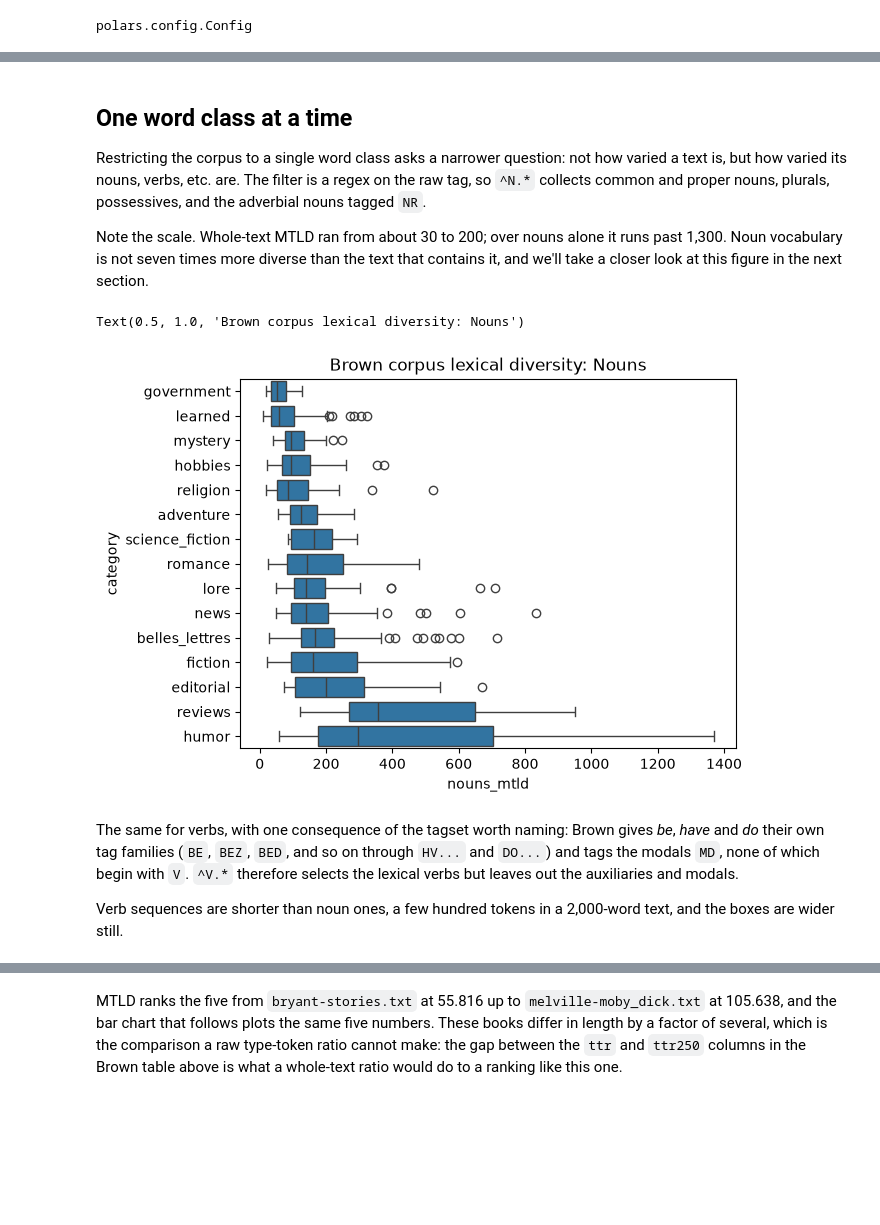
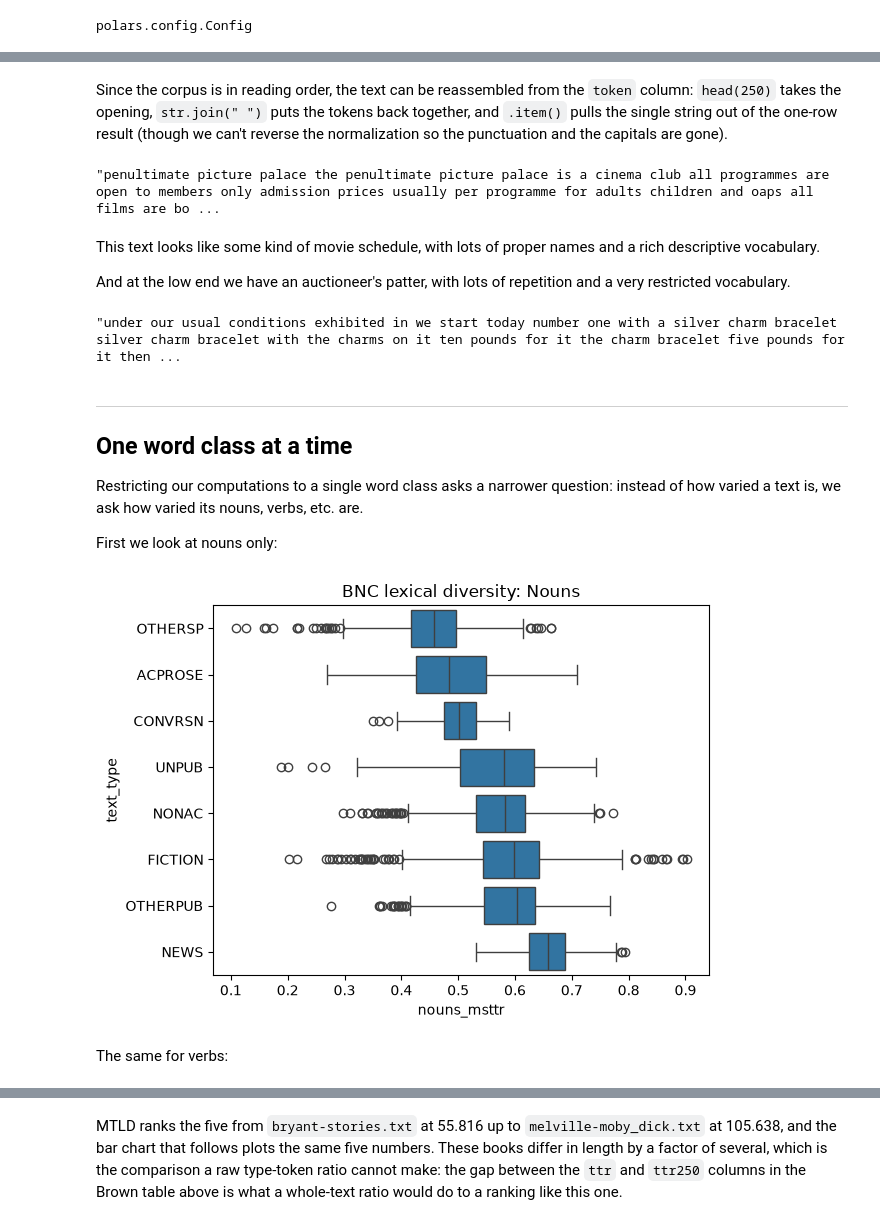
Before and after one commit to rmalouf/polars_corpus, a Jupyter notebook: docs/notebooks/vocabulary.ipynb, the cells around one changed output, grey strips where cells are left out. Cells and saved outputs as stored; diff of their text form; code cells hidden in the pictures; blank space fills up the shorter version.

```diff
--- a/docs/notebooks/vocabulary.ipynb
+++ b/docs/notebooks/vocabulary.ipynb
@@ -23,8 +23,9 @@ import polars_corpus as plc
 import polars.selectors as cs
 import matplotlib.pyplot as plt
 import seaborn as sns
+import nltk
 
-pl.Config.set_float_precision(3)
+pl.Config.set_float_precision(2)
 pl.Config.set_tbl_rows(15)
 # %% [output]
 polars.config.Config
@@ -45,9 +38,8 @@ We normalize the text in the same way we did in [Word frequencies](../frequencie
 # %%
-brown = (
-    pl.scan_parquet("../../data/brown.parquet")
+bnc = (
+    pl.scan_parquet("../../data/bnc.parquet")
     .filter(plc.is_letters("token"))
     .with_columns(pl.col("token").str.to_lowercase())
-    .collect()
 )
 # %% [markdown]
 ## Four measures at once
@@ -124,26 +131,58 @@ Text(0.5, 1.0, 'Brown corpus lexical diversity')
+# %% [markdown]
+Since the corpus is in reading order, the text can be reassembled from the `token` column: `head(250)` takes the opening, `str.join(" ")` puts the tokens back together, and `.item()` pulls the single string out of the one-row result (though we can't reverse the normalization so the punctuation and the capitals are gone).
+# %%
+(
+    bnc.filter(pl.col("file_id") == "B1A")
+    .select("token")
+    .head(250)
+    .collect()
+    .get_column("token")
+    .str.join(" ")
+    .item()
+)
+# %% [output]
+"penultimate picture palace the penultimate picture palace is a cinema club all programmes are open to members only admission prices usually per programme for adults children and oaps all films are bo ...
+# %% [markdown]
+This text looks like some kind of movie schedule, with lots of proper names and a rich descriptive vocabulary.
+
+And at the low end we have an auctioneer's patter, with lots of repetition and a very restricted vocabulary.
+# %%
+(
+    bnc.filter(pl.col("file_id") == "G5A")
+    .select("token")
+    .head(250)
+    .collect()
+    .get_column("token")
+    .str.join(" ")
+    .item()
+)
+# %% [output]
+"under our usual conditions exhibited in we start today number one with a silver charm bracelet silver charm bracelet with the charms on it ten pounds for it the charm bracelet five pounds for it then ...
 # %% [markdown]
+---
+
 ## One word class at a time
 
-Restricting the corpus to a single word class asks a narrower question: not how varied a text is, but how varied its nouns, verbs, etc. are. The filter is a regex on the raw tag, so `^N.*` collects common and proper nouns, plurals, possessives, and the adverbial nouns tagged `NR`.
+Restricting our computations to a single word class asks a narrower question: instead of how varied a text is, we ask how varied its nouns, verbs, etc. are.
 
-Note the scale. Whole-text MTLD ran from about 30 to 200; over nouns alone it runs past 1,300. Noun vocabulary is not seven times more diverse than the text that contains it, and we'll take a closer look at this figure in the next section.
+First we look at nouns only:
 # %%
 nouns = (
-    brown.filter(pl.col("tag").str.contains("^N.*"))
+    bnc.filter(pl.col("pos") == "SUBST")
     .group_by("file_id")
-    .agg(pl.col("category").first(), plc.mtld("token").alias("nouns_mtld"))
-    .with_columns(m=pl.col("nouns_mtld").mean().over("category"))
+    .agg(pl.col("text_type").first(), plc.msttr("token", 500).alias("nouns_msttr"))
+    .with_columns(m=pl.col("nouns_msttr").mean().over("text_type"))
     .sort(by="m")
+    .select(pl.exclude("m"))
+    .collect(engine="streaming")
 )
 
-sns.boxplot(nouns, x="nouns_mtld", y="category")
-plt.title("Brown corpus lexical diversity: Nouns")
+sns.boxplot(nouns, x="nouns_msttr", y="text_type")
+plt.title("BNC lexical diversity: Nouns")
+plt.show()
 # %% [output]
-Text(0.5, 1.0, 'Brown corpus lexical diversity: Nouns')
-[figure, old version]
+[figure, new version]
 # %% [markdown]
-The same for verbs, with one consequence of the tagset worth naming: Brown gives *be*, *have* and *do* their own tag families (`BE`, `BEZ`, `BED`, and so on through `HV...` and `DO...`) and tags the modals `MD`, none of which begin with `V`. `^V.*` therefore selects the lexical verbs but leaves out the auxiliaries and modals.
-
-Verb sequences are shorter than noun ones, a few hundred tokens in a 2,000-word text, and the boxes are wider still.
+The same for verbs:
 # %%
 verbs = (
```
Also changed, not shown: parts of 27 cells of this notebook.
